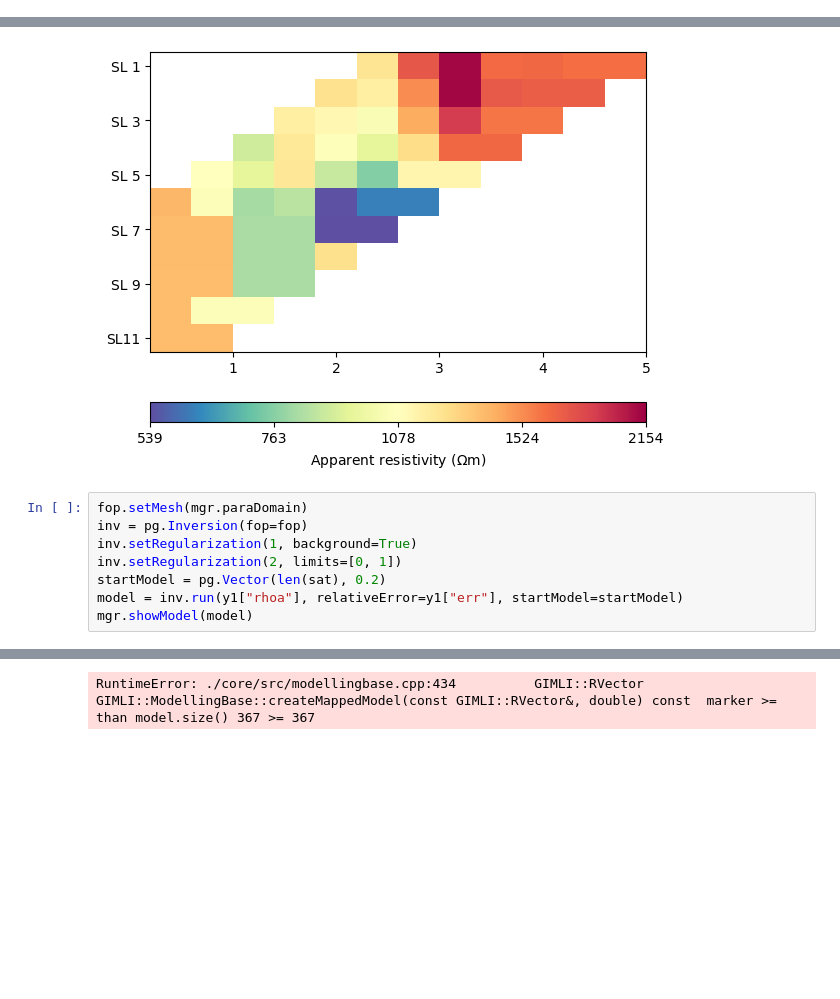
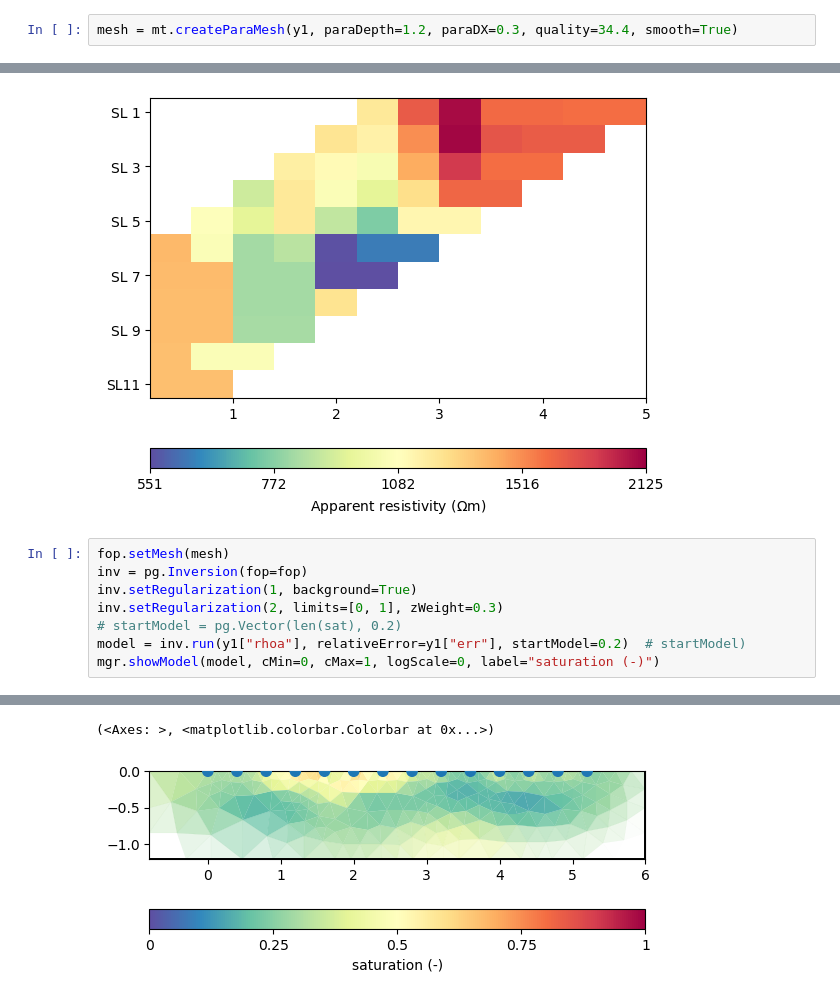
Before and after one commit to gimli-org/SEGwebinar, a Jupyter notebook: data/mulda/chpetro.ipynb, the cells around one changed output, grey strips where cells are left out. Saved outputs shown, nothing was run; the diff lists cells and outputs as text; blank space fills up the shorter version.

```diff
--- a/data/mulda/chpetro.ipynb
+++ b/data/mulda/chpetro.ipynb
@@ -31,2 +29,4 @@ mesh = mt.createParaMesh()
+# %%
+mesh = mt.createParaMesh(y1, paraDepth=1.2, paraDX=0.3, quality=34.4, smooth=True)
 # %%
 mgr = ert.Manager(y1)
@@ -82,11 +82,11 @@ y1.show(response);
 Detecting small distances, using mm accuracy
 [figure]
 # %%
-fop.setMesh(mgr.paraDomain)
+fop.setMesh(mesh)
 inv = pg.Inversion(fop=fop)
 inv.setRegularization(1, background=True)
-inv.setRegularization(2, limits=[0, 1])
-startModel = pg.Vector(len(sat), 0.2)
-model = inv.run(y1["rhoa"], relativeError=y1["err"], startModel=startModel)
-mgr.showModel(model)
+inv.setRegularization(2, limits=[0, 1], zWeight=0.3)
+# startModel = pg.Vector(len(sat), 0.2)
+model = inv.run(y1["rhoa"], relativeError=y1["err"], startModel=0.2)  # startModel)
+mgr.showModel(model, cMin=0, cMax=1, logScale=0, label="saturation (-)")
 # %% [output]
@@ -99 +95,2 @@ Starting model size invalid 370 != 367.
-RuntimeError: ./core/src/modellingbase.cpp:434          GIMLI::RVector GIMLI::ModellingBase::createMappedModel(const GIMLI::RVector&, double) const  marker >= than model.size() 367 >= 367
+(<Axes: >, <matplotlib.colorbar.Colorbar at 0x...>)
+[figure, added]
```
Also changed, not shown: parts of 6 cells of this notebook, 1 other file.
